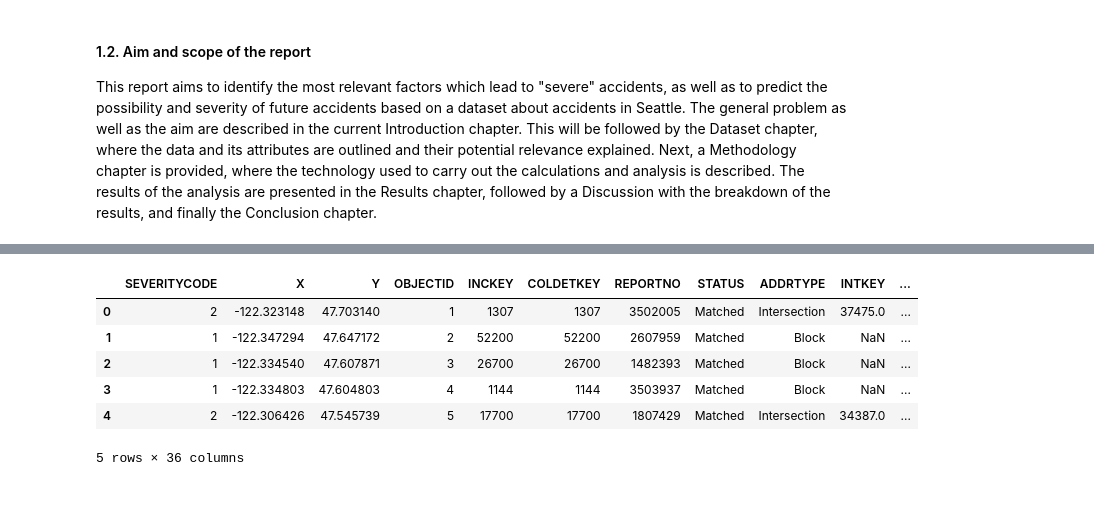
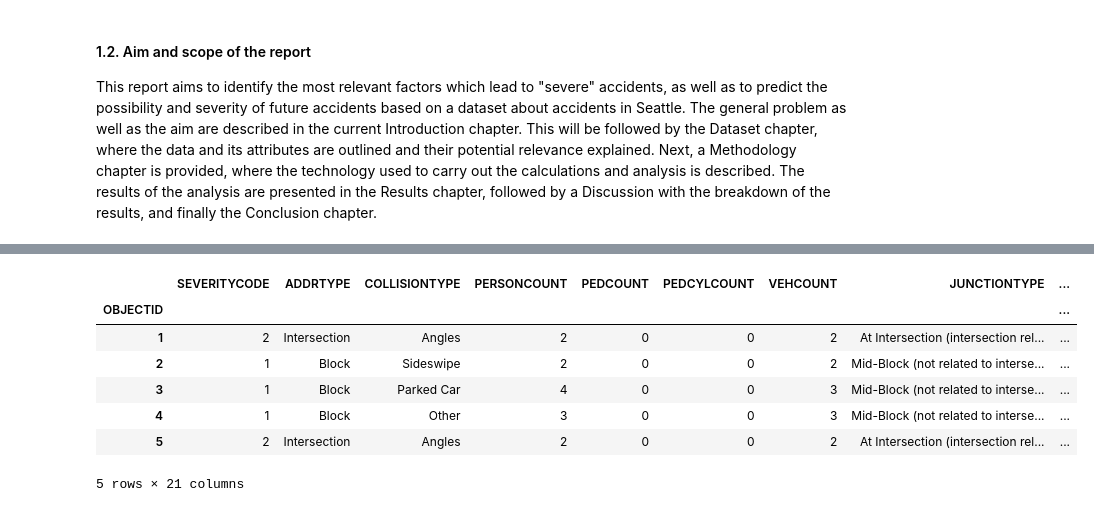
Before and after one commit to pokebaum/Coursera_Capstone, a Jupyter notebook: Capstone Project.ipynb, the cells around one changed output, grey strips where cells are left out. Saved outputs shown, nothing was run; the diff lists cells and outputs as text; code cells hidden in the pictures.

```diff
--- a/Capstone Project.ipynb
+++ b/Capstone Project.ipynb
@@ -131,0 +158,4 @@ INTKEY (Key that corresponds to the intersectionassociated with a collision)
+# %%
+df.drop(['EXCEPTRSNCODE','EXCEPTRSNDESC', 'INTKEY', 'INCKEY', 'COLDETKEY', 'REPORTNO', 'SEGLANEKEY', 'CROSSWALKKEY', 'SDOTCOLNUM', 'SEVERITYCODE.1', 'STATUS', 'LOCATION','INCDATE','INCDTTM', 'SEVERITYDESC', 'SDOT_COLDESC', 'X', 'Y'], axis=1, inplace=True)
+df.set_index('OBJECTID', inplace=True)
+df.head()
@@ -132,11 +177,13 @@ INTKEY (Key that corresponds to the intersectionassociated with a collision)
 # %%
-df.drop(['EXCEPTRSNCODE','EXCEPTRSNDESC'], axis=1, inplace=True)
+df.drop(['X', 'Y'], axis = 1, inplace=True)
+
 df.head()
 # %% [output]
-|  | SEVERITYCODE | X | Y | OBJECTID | INCKEY | COLDETKEY | REPORTNO | STATUS | ADDRTYPE | INTKEY | ... |
-| 0 | 2 | -122.323148 | 47.703140 | 1 | 1307 | 1307 | 3502005 | Matched | Intersection | 37475.0 | ... |
-| 1 | 1 | -122.347294 | 47.647172 | 2 | 52200 | 52200 | 2607959 | Matched | Block | NaN | ... |
-| 2 | 1 | -122.334540 | 47.607871 | 3 | 26700 | 26700 | 1482393 | Matched | Block | NaN | ... |
-| 3 | 1 | -122.334803 | 47.604803 | 4 | 1144 | 1144 | 3503937 | Matched | Block | NaN | ... |
-| 4 | 2 | -122.306426 | 47.545739 | 5 | 17700 | 17700 | 1807429 | Matched | Intersection | 34387.0 | ... |
+|  | SEVERITYCODE | ADDRTYPE | COLLISIONTYPE | PERSONCOUNT | PEDCOUNT | PEDCYLCOUNT | VEHCOUNT | JUNCTIONTYPE | ... |
+| OBJECTID |  |  |  |  |  |  |  |  | ... |
+| 1 | 2 | Intersection | Angles | 2 | 0 | 0 | 2 | At Intersection (intersection rel... | ... |
+| 2 | 1 | Block | Sideswipe | 2 | 0 | 0 | 2 | Mid-Block (not related to interse... | ... |
+| 3 | 1 | Block | Parked Car | 4 | 0 | 0 | 3 | Mid-Block (not related to interse... | ... |
+| 4 | 1 | Block | Other | 3 | 0 | 0 | 3 | Mid-Block (not related to interse... | ... |
+| 5 | 2 | Intersection | Angles | 2 | 0 | 0 | 2 | At Intersection (intersection rel... | ... |
-5 rows × 36 columns
+5 rows × 21 columns
```
Also changed, not shown: parts of 15 cells of this notebook.
